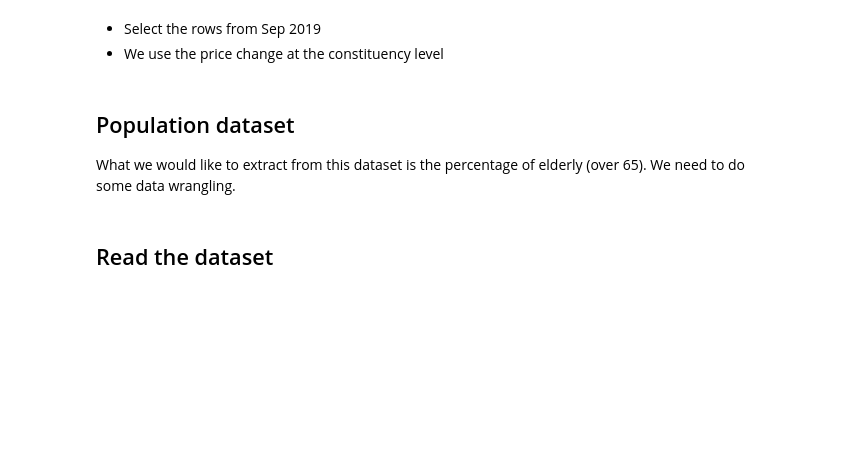
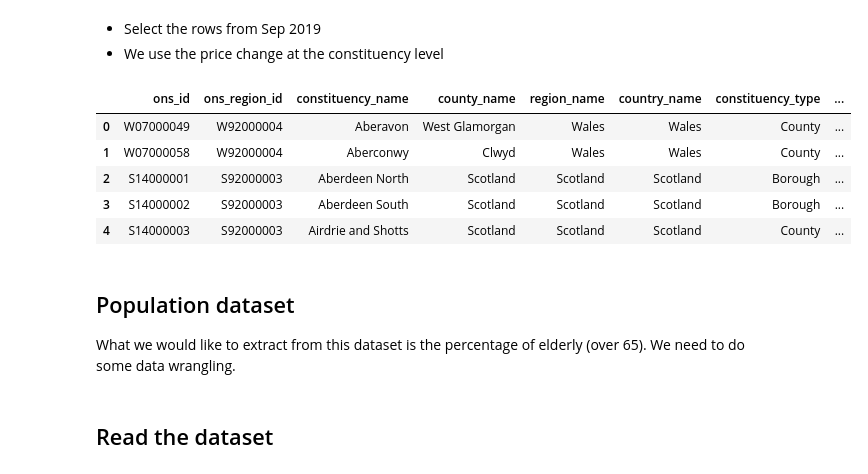
Before and after one commit to ab17254/GV918-Week04, a Jupyter notebook: Week_04_Class_Exercise_2.ipynb, the cells around one changed output. Saved outputs shown, nothing was run; the diff lists cells and outputs as text; code cells hidden in the pictures; blank space fills up the shorter version.

```diff
--- a/Week_04_Class_Exercise_2.ipynb
+++ b/Week_04_Class_Exercise_2.ipynb
@@ -85,6 +126,18 @@ df_housing = pd.read_excel("/content/GV918-UK-politics-data/Data/House-prices.xl
 # %% [markdown]
 - Select the rows from Sep 2019
 - We use the price change at the constituency level
+# %%
+df_housing_sub = df_housing[['ONSConstID', 'ConstPercentChangeOneYr']][df_housing['DateOfDataset'] == '2019-09-01']
+df_merge = df_merge.merge(df_housing_sub, left_on='ons_id', right_on='ONSConstID')
+# %%
+df_merge.head()
+# %% [output]
+|  | ons_id | ons_region_id | constituency_name | county_name | region_name | country_name | constituency_type | ... |
+| 0 | W07000049 | W92000004 | Aberavon | West Glamorgan | Wales | Wales | County | ... |
+| 1 | W07000058 | W92000004 | Aberconwy | Clwyd | Wales | Wales | County | ... |
+| 2 | S14000001 | S92000003 | Aberdeen North | Scotland | Scotland | Scotland | Borough | ... |
+| 3 | S14000002 | S92000003 | Aberdeen South | Scotland | Scotland | Scotland | Borough | ... |
+| 4 | S14000003 | S92000003 | Airdrie and Shotts | Scotland | Scotland | Scotland | County | ... |
 # %% [markdown]
 ## Population dataset
 
```
Also changed, not shown: parts of 4 cells of this notebook.
